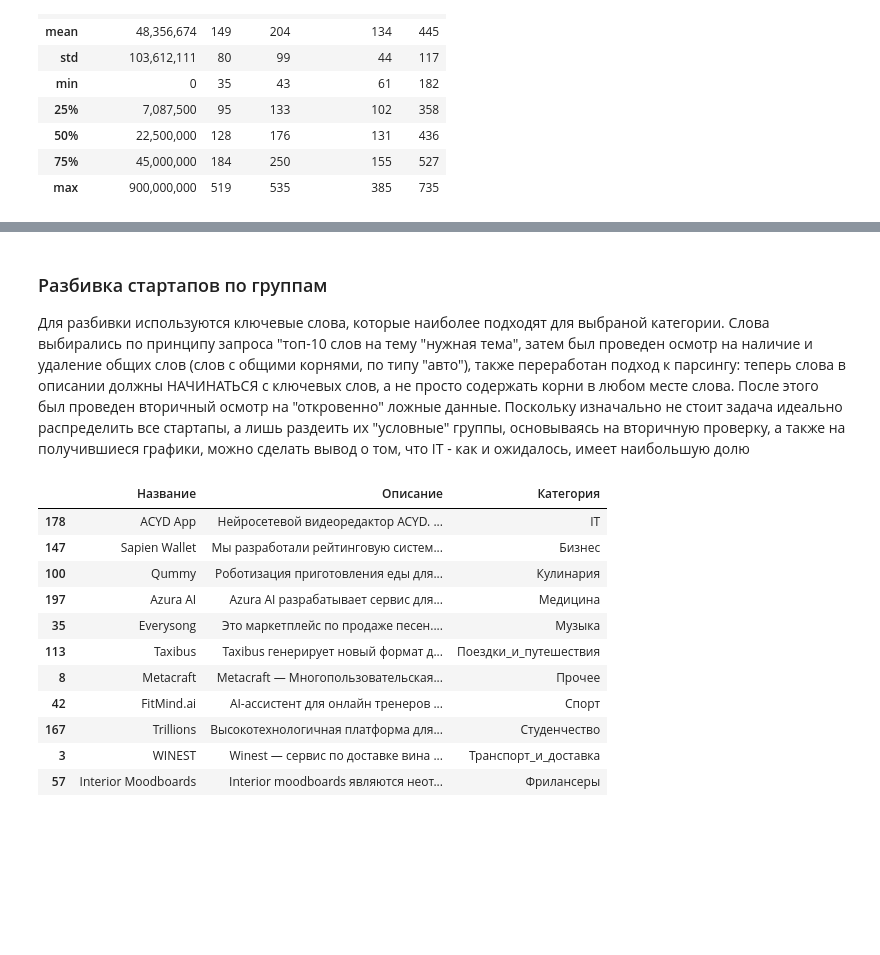
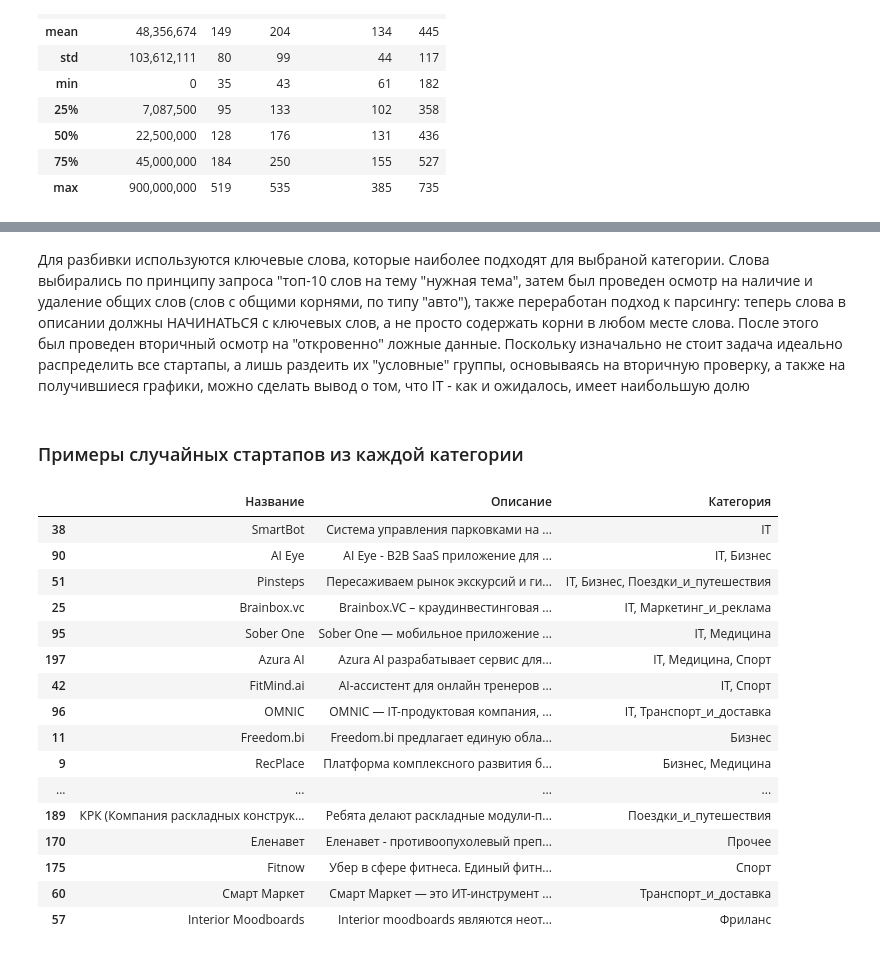
Before and after one commit to panchill/Startup-analytics, a Jupyter notebook: Startup_analytics.ipynb, the cells around one changed output, grey strips where cells are left out. Drawn from its saved outputs; the diff is of its cells as text; code cells hidden in the pictures; blank space fills up the shorter version.

```diff
--- a/Startup_analytics.ipynb
+++ b/Startup_analytics.ipynb
@@ -64,17 +58,18 @@ plt.show()
 # %%
 keywords = {
-    'IT': ['код', 'хак', 'it', 'ai', 'програм', 'кибер', 'искусствен', 'база', 'веб', 'web', 'аналитик', 'мобиль', 'приложен'],
-    'Фрилансеры': ['фриланс', 'удален', 'самозанят'],
-    'Бизнес' : ['бизнес', 'цен', 'маркетинг', 'бренд', 'аналитик', 'seo', 'smm', 'management'],
-    'Медицина' : ['диагностик ', 'профилактик', 'медицин', 'врач', 'докт', 'хирург ', 'операц', 'маломобильных', 'процедур','здоровь'],
-    'Студенчество': ['студент', 'университет', 'школ', 'образован', 'универ', 'экзамен', 'курс', 'общежит'],
+    'IT' : ['it', 'ai', 'искуственн', 'интеллект'],
+    'Маркетинг_и_реклама' : ['реклам', 'маркетинг', 'анализ', 'акци', 'контент'],
+    'Фриланс': ['фриланс', 'удален', 'самозанят'],
+    'Бизнес' : ['b2b', 'бизнес', 'бизнеса', 'сотрудничеств'],
+    'Медицина' : ['диагностик ', 'профилактик', 'медицин', 'врач', 'докт', 'хирург ', 'операц', 'маломобильных', 'процедур','здоровь', 'вирус'],
+    'Образование': ['студент', 'университет', 'школ', 'образован', 'универ', 'экзамен', 'курс', 'общежит', 'образован'],
 
     'Музыка': ['музык', 'песн', 'звук', 'аккорд', 'мелод'],
-    'Спорт': ['тренировк', 'фитнес', 'физкультур', 'атлетик', 'кардио', 'нагруз', 'сорев', 'экипиров'],
+    'Спорт': ['тренировк', 'фитнес', 'физкультур', 'атлетик', 'кардио', 'нагруз', 'сорев', 'экипиров', 'упражнен'],
 
 
-    'Транспорт_и_доставка': ['ремонт', 'машина', 'техобслуж', 'кузов', 'запчаст', 'транспорт', 'курьер', 'доставк'],
-    'Поездки_и_путешествия': ['поездк', 'туризм', 'путешеств', 'путевк', 'экскурси', 'курорт', 'проживание'],
+    'Транспорт_и_доставка': ['ремонт', 'машина', 'техобслуж', 'кузов', 'запчаст', 'транспорт', 'курьер', 'доставк', 'груз', 'логистик', 'автомобил'],
+    'Поездки_и_путешествия': ['поездк', 'туризм', 'путешеств', 'путевк', 'экскурси', 'курорт', 'проживание', 'бронирован'],
     'Кулинария': ['кухн', 'повар', 'еда', 'пищ', 'рецепт', 'ингредиент', 'блюд'],
 
 
@@ -111,49 +110,52 @@ array(['Бизнес', 'IT, Медицина', 'IT, Бизнес', 'IT, Тран
 # %% [markdown]
-### Разбивка стартапов по группам
+
 
 Для разбивки используются ключевые слова, которые наиболее подходят для выбраной категории. Слова выбирались по принципу запроса "топ-10 слов на тему "нужная тема", затем был проведен осмотр на наличие и удаление общих слов (слов с общими корнями, по типу "авто"), также переработан подход к парсингу: теперь слова в описании должны НАЧИНАТЬСЯ с ключевых слов, а не просто содержать корни в любом месте слова. После этого был проведен вторичный осмотр на "откровенно" ложные данные. Поскольку изначально не стоит задача идеально распределить все стартапы, а лишь раздеить их "условные" группы, основываясь на вторичную проверку, а также на получившиеся графики, можно сделать вывод о том, что IT - как и ожидалось, имеет наибольшую долю
+# %% [markdown]
+### Примеры случайных стартапов из каждой категории
 # %%
-# Функция для разбиения категорий
-def explode_categories(df):
-    df_exploded = df.assign(Категория=df['Категория'].str.split(', ')).explode('Категория')
-    return df_exploded
+
 
 # Функция для выбора случайного стартапа в каждой категории
 def get_random_startup_by_category(df, columns_to_display):
     # Проверка на наличие всех столбцов в DataFrame
     missing_columns = [col for col in columns_to_display if col not in df.columns]
     if missing_columns:
         raise ValueError(f"Следующие столбцы отсутствуют в DataFrame: {missing_columns}")
 
     random_startups = []
     grouped = df.groupby('Категория')  # Группируем по категории
 
     for category, group in grouped:
         random_startup = group.sample(1)  # Выбираем 1 случайный стартап из группы
         random_startups.append(random_startup)
 
     # Соединяем результаты в один DataFrame
     result_df = pd.concat(random_startups)
 
     # Отображаем только нужные столбцы
     return result_df[columns_to_display]
 
 # Пример вызова
 columns_to_display = ['Название', 'Описание', 'Категория']
-df_exploded = explode_categories(df)  # Предполагаем, что df определён
-random_startups_df = get_random_startup_by_category(df_exploded, columns_to_display)
+random_startups_df = get_random_startup_by_category(df, columns_to_display)
 
 random_startups_df
 # %% [output]
 |  | Название | Описание | Категория |
-| 178 | ACYD App | Нейросетевой видеоредактор ACYD. ... | IT |
-| 147 | Sapien Wallet | Мы разработали рейтинговую систем... | Бизнес |
-| 100 | Qummy | Роботизация приготовления еды для... | Кулинария |
-| 197 | Azura AI | Azura AI разрабатывает сервис для... | Медицина |
-| 35 | Everysong | Это маркетплейс по продаже песен.... | Музыка |
-| 113 | Taxibus | Taxibus генерирует новый формат д... | Поездки_и_путешествия |
-| 8 | Metacraft | Metacraft — Многопользовательская... | Прочее |
-| 42 | FitMind.ai | AI-ассистент для онлайн тренеров ... | Спорт |
-| 167 | Trillions | Высокотехнологичная платформа для... | Студенчество |
-| 3 | WINEST | Winest — cервис по доставке вина ... | Транспорт_и_доставка |
-| 57 | Interior Moodboards | Interior moodboards являются неот... | Фрилансеры |
+| 38 | SmartBot | Cистема управления парковками на ... | IT |
+| 90 | AI Eye | AI Eye - B2B SaaS приложение для ... | IT, Бизнес |
+| 51 | Pinsteps | Пересаживаем рынок экскурсий и ги... | IT, Бизнес, Поездки_и_путешествия |
+| 25 | Brainbox.vc | Brainbox.VC – краудинвестинговая ... | IT, Маркетинг_и_реклама |
+| 95 | Sober One | Sober One — мобильное приложение ... | IT, Медицина |
+| 197 | Azura AI | Azura AI разрабатывает сервис для... | IT, Медицина, Спорт |
+| 42 | FitMind.ai | AI-ассистент для онлайн тренеров ... | IT, Спорт |
+| 96 | OMNIC | OMNIC — IT-продуктовая компания, ... | IT, Транспорт_и_доставка |
+| 11 | Freedom.bi | Freedom.bi предлагает единую обла... | Бизнес |
+| 9 | RecPlace | Платформа комплексного развития б... | Бизнес, Медицина |
+| ... | ... | ... | ... |
+| 189 | КРК (Компания раскладных конструк... | Ребята делают раскладные модули-п... | Поездки_и_путешествия |
+| 170 | Еленавет | Еленавет - противоопухолевый преп... | Прочее |
+| 175 | Fitnow | Убер в сфере фитнеса. Единый фитн... | Спорт |
+| 60 | Смарт Маркет | Смарт Маркет — это ИТ-инструмент ... | Транспорт_и_доставка |
+| 57 | Interior Moodboards | Interior moodboards являются неот... | Фриланс |
```
Also changed, not shown: parts of 17 cells of this notebook, 1 other file.
